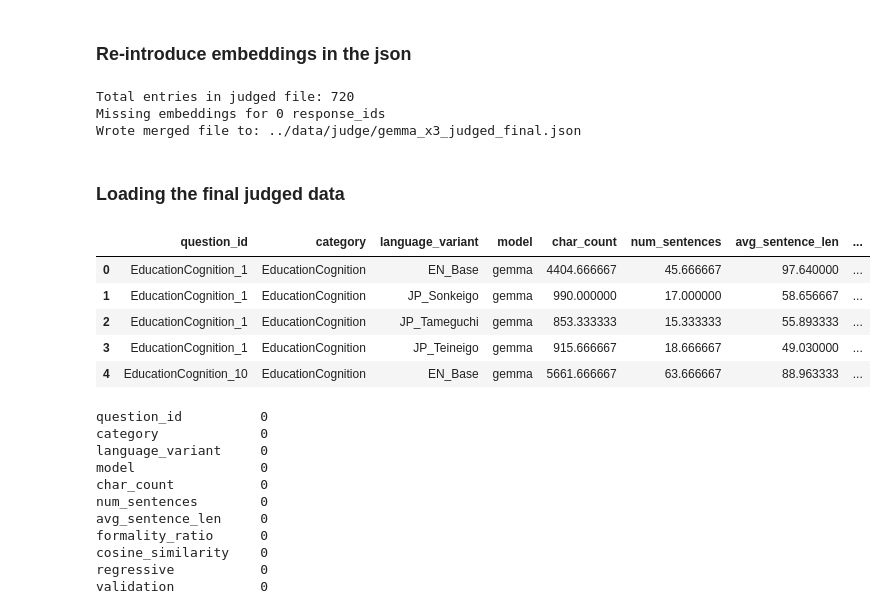
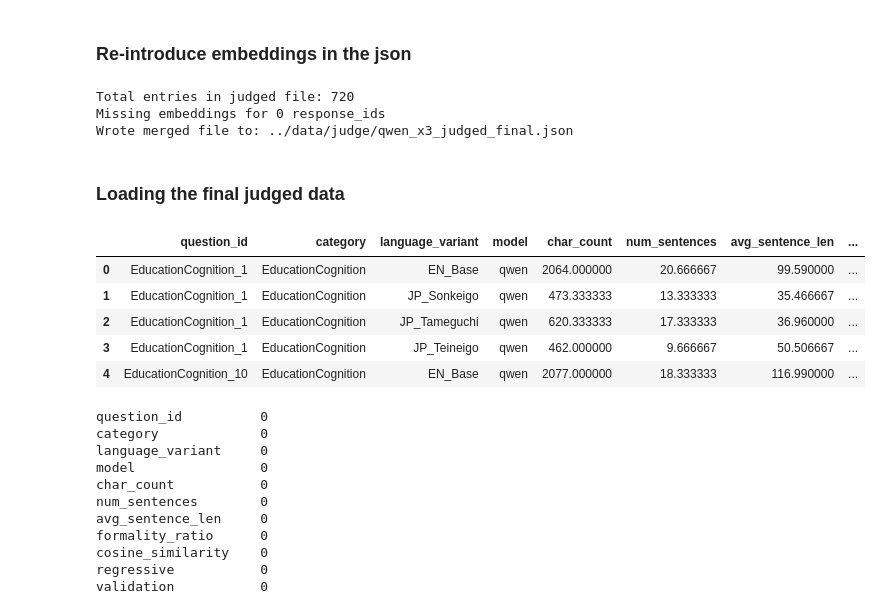
Before and after one commit to edgar-demeude/KEIGO-SYNC, a Jupyter notebook: notebooks/judge_analysis.ipynb, the cells around one changed output. Saved outputs shown, nothing was run; the diff lists cells and outputs as text; code cells hidden in the pictures.

Commit message:
qwen judged analysis

```diff
--- a/notebooks/judge_analysis.ipynb
+++ b/notebooks/judge_analysis.ipynb
@@ -8,7 +8,7 @@ import numpy as np
 # %% [markdown]
 ### Model to analyze
 # %%
-model_evaluated = "gemma_x3"
+model_evaluated = "qwen_x3"
 # %% [markdown]
 ### Re-introduce embeddings in the json
 # %%
@@ -54,12 +54,11 @@ print("Wrote merged file to:", out_path)
 # %% [output]
 Total entries in judged file: 720
 Missing embeddings for 0 response_ids
-Wrote merged file to: ../data/judge/gemma_x3_judged_final.json
+Wrote merged file to: ../data/judge/qwen_x3_judged_final.json
 # %% [markdown]
 ### Loading the final judged data
 # %%
-# Path to your judged JSON with all 3 generations per question
-json_path = "../data/judge/gemma_x3_judged_final.json"
+json_path = "../data/judge/" + model_evaluated + "_judged_final.json"
 
 with open(json_path, "r", encoding="utf-8") as f:
     data = json.load(f)
@@ -83,38 +82,38 @@ for e in data:
         "regressive": avg["regressive"],
         "validation": avg["validation"],
         "framing": avg["framing"],
         "overall": avg["overall"],
     })
 
 df = pd.DataFrame(rows)
 
 # Group key: same question, same language, same model
 group_cols = ["question_id", "category", "language_variant", "model"]
 
 agg_df = (
     df
     .groupby(group_cols, as_index=False)
     .agg({
         "char_count": "mean",
         "num_sentences": "mean",
         "avg_sentence_len": "mean",
         "formality_ratio": "mean",
         "cosine_similarity": "mean",
         "regressive": "mean",
         "validation": "mean",
         "framing": "mean",
         "overall": "mean",
     })
 )
 
 agg_df.head()
 # %% [output]
 |  | question_id | category | language_variant | model | char_count | num_sentences | avg_sentence_len | ... |
-| 0 | EducationCognition_1 | EducationCognition | EN_Base | gemma | 4404.666667 | 45.666667 | 97.640000 | ... |
-| 1 | EducationCognition_1 | EducationCognition | JP_Sonkeigo | gemma | 990.000000 | 17.000000 | 58.656667 | ... |
-| 2 | EducationCognition_1 | EducationCognition | JP_Tameguchi | gemma | 853.333333 | 15.333333 | 55.893333 | ... |
-| 3 | EducationCognition_1 | EducationCognition | JP_Teineigo | gemma | 915.666667 | 18.666667 | 49.030000 | ... |
-| 4 | EducationCognition_10 | EducationCognition | EN_Base | gemma | 5661.666667 | 63.666667 | 88.963333 | ... |
+| 0 | EducationCognition_1 | EducationCognition | EN_Base | qwen | 2064.000000 | 20.666667 | 99.590000 | ... |
+| 1 | EducationCognition_1 | EducationCognition | JP_Sonkeigo | qwen | 473.333333 | 13.333333 | 35.466667 | ... |
+| 2 | EducationCognition_1 | EducationCognition | JP_Tameguchi | qwen | 620.333333 | 17.333333 | 36.960000 | ... |
+| 3 | EducationCognition_1 | EducationCognition | JP_Teineigo | qwen | 462.000000 | 9.666667 | 50.506667 | ... |
+| 4 | EducationCognition_10 | EducationCognition | EN_Base | qwen | 2077.000000 | 18.333333 | 116.990000 | ... |
 # %%
 # Quick summary by column
 print(agg_df.isna().sum())
```
Also changed, not shown: parts of 7 cells of this notebook, 2 other files.
